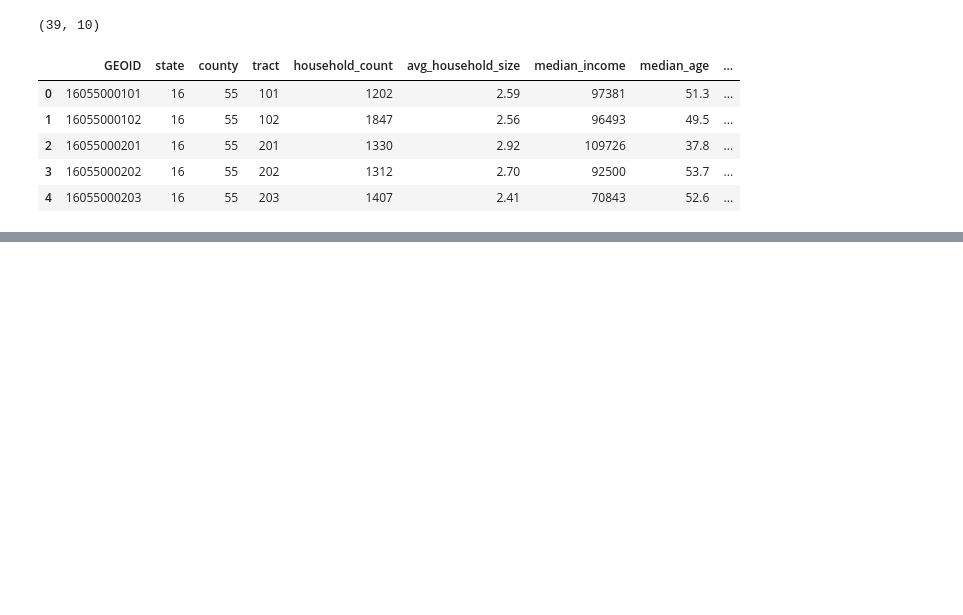
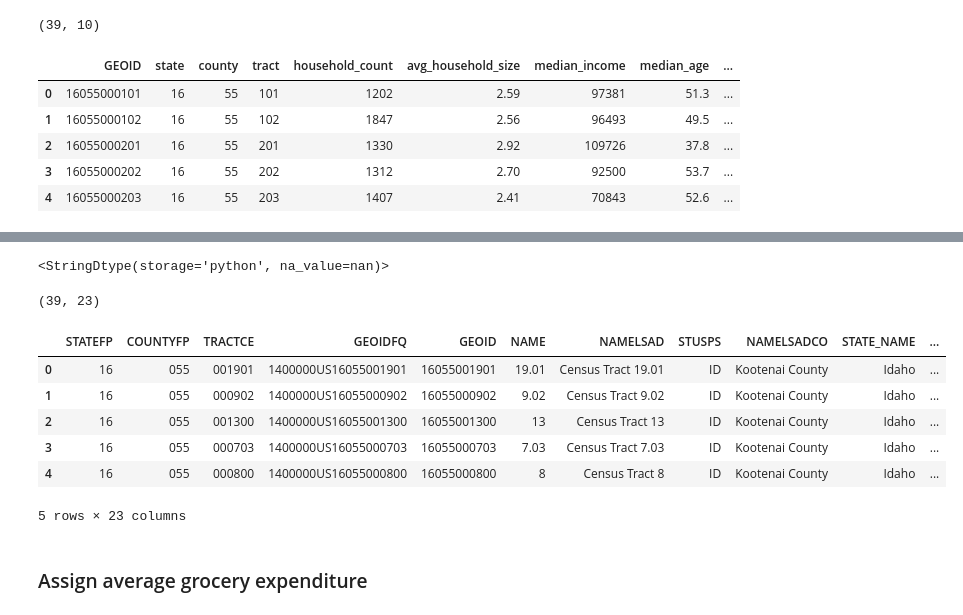
Before and after one commit to wuwu2099/grocery-demand-estimation, a Jupyter notebook: notebooks/03_build_spatial_dataset.ipynb, the cells around one changed output, grey strips where cells are left out. Saved outputs shown, nothing was run; the diff lists cells and outputs as text; code cells hidden in the pictures; blank space fills up the shorter version.

```diff
--- a/notebooks/03_build_spatial_dataset.ipynb
+++ b/notebooks/03_build_spatial_dataset.ipynb
@@ -67,0 +70,2 @@ demo.head()
+# %%
+tract = tract[tract['COUNTYFP'] == '055'].copy()
@@ -67,0 +137,21 @@ demo.head()
+# %%
+demo["GEOID"] = demo["GEOID"].astype(str)
+demo['GEOID'].dtype
+# %% [output]
+<StringDtype(storage='python', na_value=nan)>
+# %%
+tract = tract.merge(demo, on='GEOID', how='left')
+# %%
+print(tract.shape)
+tract.head()
+# %% [output]
+(39, 23)
+|  | STATEFP | COUNTYFP | TRACTCE | GEOIDFQ | GEOID | NAME | NAMELSAD | STUSPS | NAMELSADCO | STATE_NAME | ... |
+| 0 | 16 | 055 | 001901 | 1400000US16055001901 | 16055001901 | 19.01 | Census Tract 19.01 | ID | Kootenai County | Idaho | ... |
+| 1 | 16 | 055 | 000902 | 1400000US16055000902 | 16055000902 | 9.02 | Census Tract 9.02 | ID | Kootenai County | Idaho | ... |
+| 2 | 16 | 055 | 001300 | 1400000US16055001300 | 16055001300 | 13 | Census Tract 13 | ID | Kootenai County | Idaho | ... |
+| 3 | 16 | 055 | 000703 | 1400000US16055000703 | 16055000703 | 7.03 | Census Tract 7.03 | ID | Kootenai County | Idaho | ... |
+| 4 | 16 | 055 | 000800 | 1400000US16055000800 | 16055000800 | 8 | Census Tract 8 | ID | Kootenai County | Idaho | ... |
+5 rows × 23 columns
+# %% [markdown]
+### Assign average grocery expenditure
```
Also changed, not shown: parts of 25 cells of this notebook, 2 other files.
